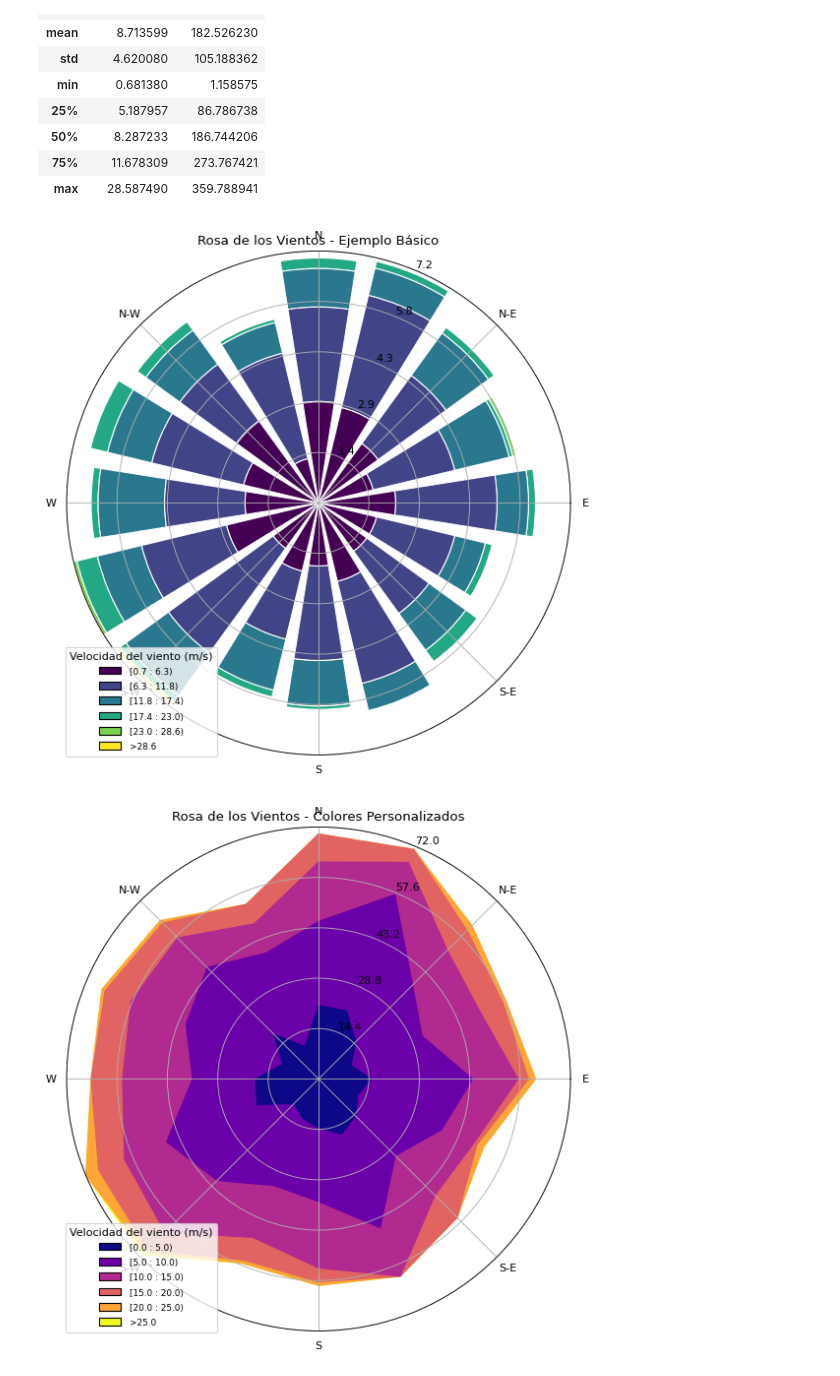
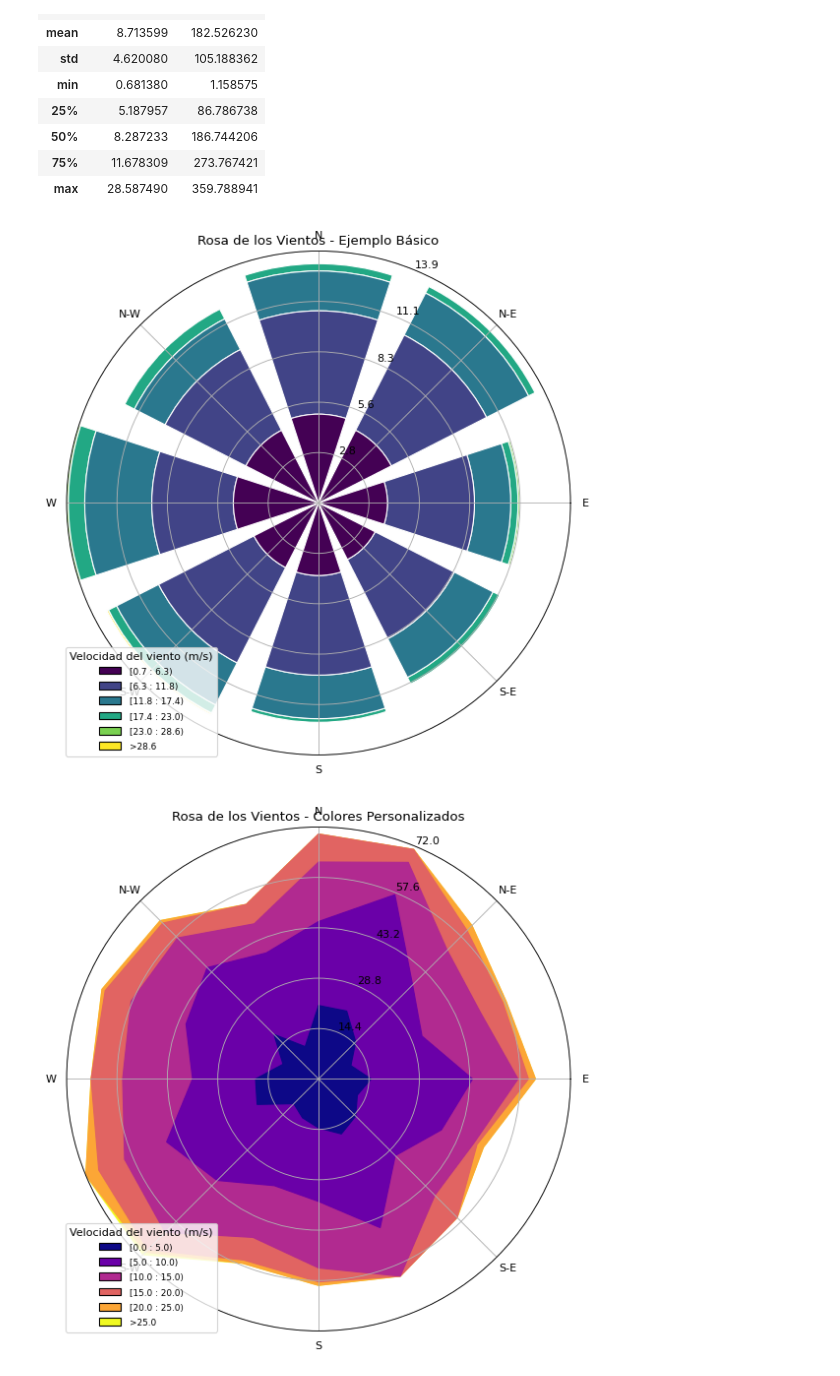
Before and after one commit to GiovanniSecchia/GiovanniSecchia, a Jupyter notebook: Eolica_2025/Ejemplo1.ipynb, the cells around one changed output. Cells and saved outputs as stored; diff of their text form; code cells hidden in the pictures.

```diff
--- a/Eolica_2025/Ejemplo1.ipynb
+++ b/Eolica_2025/Ejemplo1.ipynb
@@ -102,12 +102,12 @@ data.describe()
 # %%
 # Ejemplo 1: Gráfico básico de la rosa de los vientos
 ax = WindroseAxes.from_ax()
-ax.bar(data['direction'], data['speed'], normed=True, opening=0.8, edgecolor='white')
+ax.bar(data['direction'], data['speed'], nsector=8, normed=True, opening=0.8, edgecolor='white')
 ax.set_legend(title="Velocidad del viento (m/s)")
 plt.title("Rosa de los Vientos - Ejemplo Básico")
 plt.show()
 # %% [output]
-[figure, old version]
+[figure, new version]
 # %%
 # Ejemplo 2: Gráfico de la rosa de los vientos con colores personalizados
 ax = WindroseAxes.from_ax()
```
Also changed, not shown: parts of 1 cell of this notebook.
